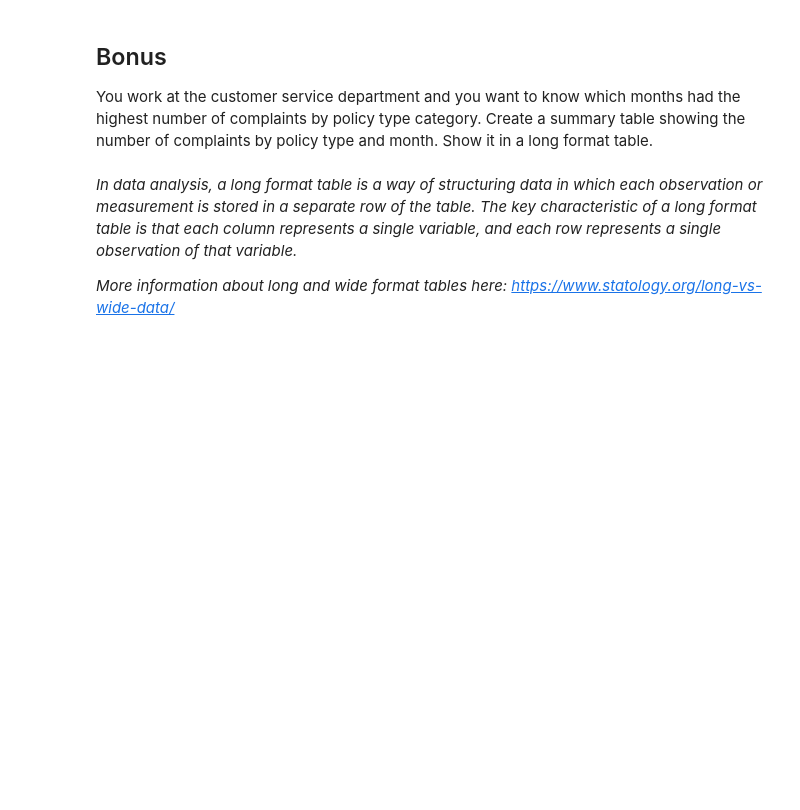
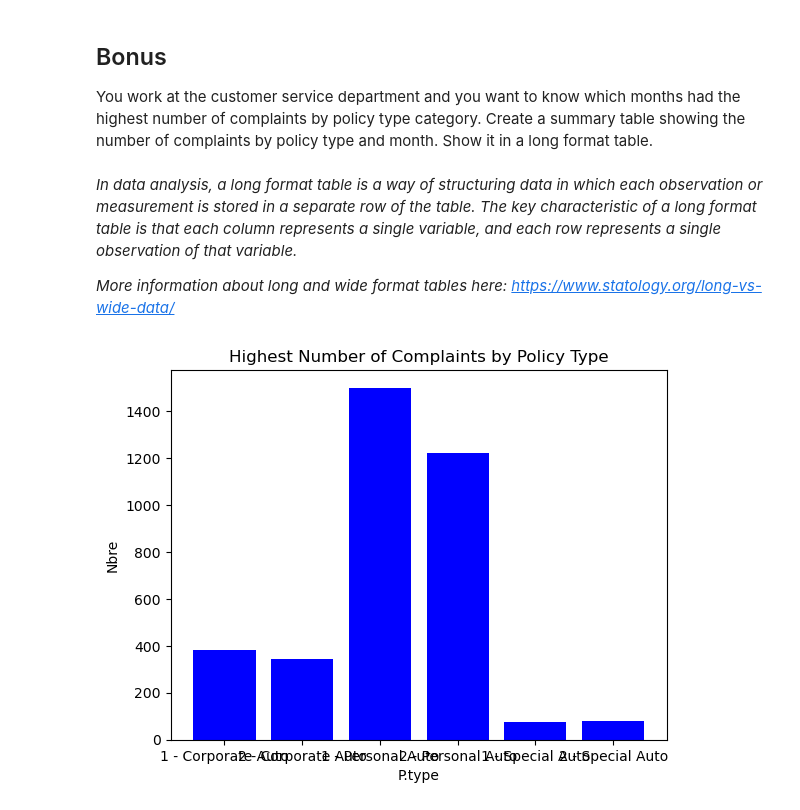
Before and after one commit to dathomasss/lab-dw-data-structuring-and-combining, a Jupyter notebook: lab-dw-data-structuring-and-combining.ipynb, the cells around one changed output. Saved outputs shown, nothing was run; the diff lists cells and outputs as text; code cells hidden in the pictures; blank space fills up the shorter version.

```diff
--- a/lab-dw-data-structuring-and-combining.ipynb
+++ b/lab-dw-data-structuring-and-combining.ipynb
@@ -232,4 +232,59 @@ Show it in a long format table.
 
 *More information about long and wide format tables here: https://www.statology.org/long-vs-wide-data/*
 # %%
-# Your code goes here
+import pandas as pd
+import matplotlib.pyplot as plt
+
+df = pd.read_csv("https://raw.githubusercontent.com/data-bootcamp-v4/data/main/marketing_customer_analysis_clean.csv")
+
+df = df.drop(columns=['unnamed:_0'])
+
+
+#invisble column :
+#marital_status                    object
+#monthly_premium_auto               int64
+#months_since_last_claim          float64
+#months_since_policy_inception      int64
+#number_of_open_complaints        float64
+
+#rename column
+df = df.rename(columns={'employmentstatus':'employment_status'})
+
+#rename val
+df['vehicle_class'] = df['vehicle_class'].replace({
+    'Luxury Car' : 'Luxury',
+    'Luxury SUV' : 'Luxury'})
+
+#check value : good
+#check vall null : good
+
+#check duplicate val
+df.drop_duplicates(subset=['customer','effective_to_date','vehicle_class'],keep='first',inplace=True)
+df.reset_index(drop = True)
+
+#month best number complaint by policy type
+#number_of_open_complaints
+#!!!!!!!!!!!!!!!!!!!!!!!!!!!!!!!!!!!!!!!!!!!!!!!!!!!!!!!!!!!!!!!!!!!!!!!!!!!
+#!!!!!!!!!!!!!!!!!!!!!!!!!!!!!!!!!!!!!!!!!!!!!!!!!!!!!!!!!!!!!!!!!!!!!!!!!!!
+####### !!!!!!!!!!!!!!!!!!!!!!!!!! A REVOIR A PARTIR D'ICI !!!!!!!!!!!!!!!!!
+#!!!!!!!!!!!!!!!!!!!!!!!!!!!!!!!!!!!!!!!!!!!!!!!!!!!!!!!!!!!!!!!!!!!!!!!!!!!
+#!!!!!!!!!!!!!!!!!!!!!!!!!!!!!!!!!!!!!!!!!!!!!!!!!!!!!!!!!!!!!!!!!!!!!!!!!!!
+
+df["number_of_open_complaints"] = round(df["number_of_open_complaints"], 2)
+df["number_of_open_complaints"]
+
+
+filtred_df = df[["month", "policy_type", "number_of_open_complaints", "number_of_policies"]]
+
+bmn = filtred_df.groupby(["policy_type", "month"])["number_of_open_complaints"].sum()
+bmn = bmn.reset_index()
+
+
+plt.bar(bmn["month"].astype(str) + " - " + bmn["policy_type"], bmn["number_of_open_complaints"], color="blue")
+plt.xlabel("P.type")
+plt.ylabel("Nbre")
+plt.title("Highest Number of Complaints by Policy Type")
+plt.show()
+#r = bmn.reset_index().loc[bmn.reset_index().groupby("policy_type")["number_of_open_complaints"].idxmax()]
+# %% [output]
+[figure, added]
```
